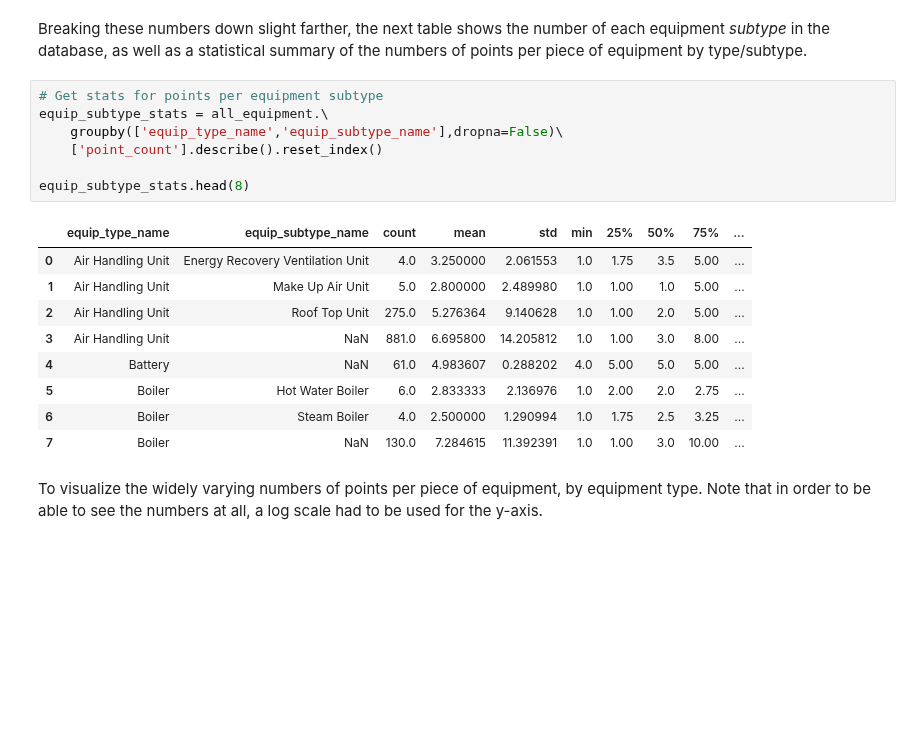
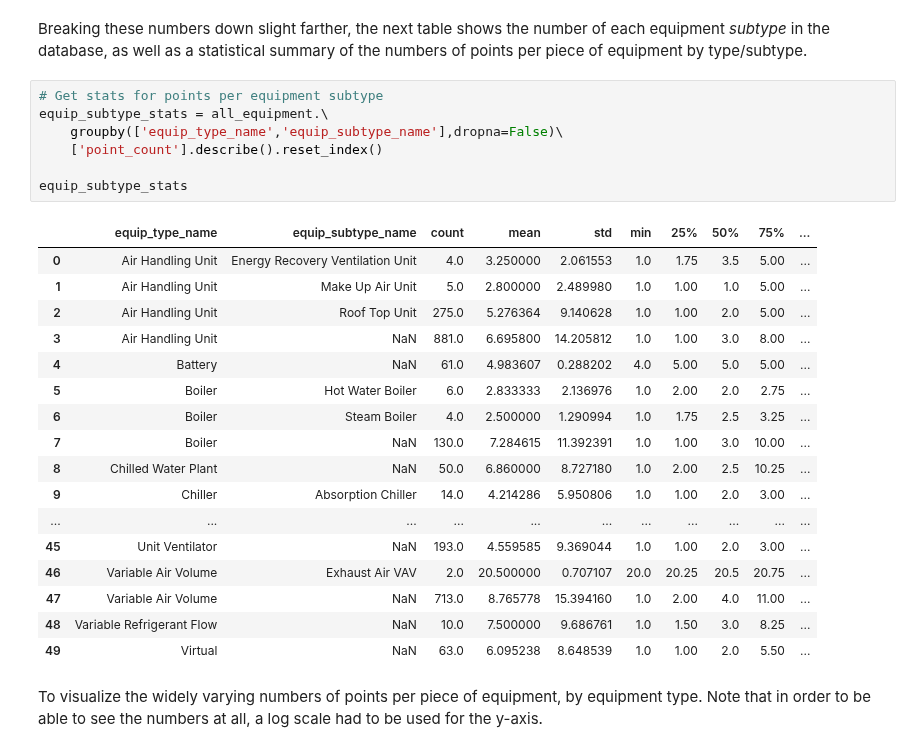
Before and after one commit to yairg98/Data-Driven-Problem-Solving, a Jupyter notebook: Assignments/FinalProjectNotebook.ipynb, the cells around one changed output. Cells and saved outputs as stored; diff of their text form; blank space fills up the shorter version.

```diff
--- a/Assignments/FinalProjectNotebook.ipynb
+++ b/Assignments/FinalProjectNotebook.ipynb
@@ -143,20 +135,28 @@ type/subtype.
 # %%
 # Get stats for points per equipment subtype
 equip_subtype_stats = all_equipment.\
     groupby(['equip_type_name','equip_subtype_name'],dropna=False)\
     ['point_count'].describe().reset_index()
 
-equip_subtype_stats.head(8)
+equip_subtype_stats
 # %% [output]
 |  | equip_type_name | equip_subtype_name | count | mean | std | min | 25% | 50% | 75% | ... |
 | 0 | Air Handling Unit | Energy Recovery Ventilation Unit | 4.0 | 3.250000 | 2.061553 | 1.0 | 1.75 | 3.5 | 5.00 | ... |
 | 1 | Air Handling Unit | Make Up Air Unit | 5.0 | 2.800000 | 2.489980 | 1.0 | 1.00 | 1.0 | 5.00 | ... |
 | 2 | Air Handling Unit | Roof Top Unit | 275.0 | 5.276364 | 9.140628 | 1.0 | 1.00 | 2.0 | 5.00 | ... |
 | 3 | Air Handling Unit | NaN | 881.0 | 6.695800 | 14.205812 | 1.0 | 1.00 | 3.0 | 8.00 | ... |
 | 4 | Battery | NaN | 61.0 | 4.983607 | 0.288202 | 4.0 | 5.00 | 5.0 | 5.00 | ... |
 | 5 | Boiler | Hot Water Boiler | 6.0 | 2.833333 | 2.136976 | 1.0 | 2.00 | 2.0 | 2.75 | ... |
 | 6 | Boiler | Steam Boiler | 4.0 | 2.500000 | 1.290994 | 1.0 | 1.75 | 2.5 | 3.25 | ... |
 | 7 | Boiler | NaN | 130.0 | 7.284615 | 11.392391 | 1.0 | 1.00 | 3.0 | 10.00 | ... |
+| 8 | Chilled Water Plant | NaN | 50.0 | 6.860000 | 8.727180 | 1.0 | 2.00 | 2.5 | 10.25 | ... |
+| 9 | Chiller | Absorption Chiller | 14.0 | 4.214286 | 5.950806 | 1.0 | 1.00 | 2.0 | 3.00 | ... |
+| ... | ... | ... | ... | ... | ... | ... | ... | ... | ... | ... |
+| 45 | Unit Ventilator | NaN | 193.0 | 4.559585 | 9.369044 | 1.0 | 1.00 | 2.0 | 3.00 | ... |
+| 46 | Variable Air Volume | Exhaust Air VAV | 2.0 | 20.500000 | 0.707107 | 20.0 | 20.25 | 20.5 | 20.75 | ... |
+| 47 | Variable Air Volume | NaN | 713.0 | 8.765778 | 15.394160 | 1.0 | 2.00 | 4.0 | 11.00 | ... |
+| 48 | Variable Refrigerant Flow | NaN | 10.0 | 7.500000 | 9.686761 | 1.0 | 1.50 | 3.0 | 8.25 | ... |
+| 49 | Virtual | NaN | 63.0 | 6.095238 | 8.648539 | 1.0 | 1.00 | 2.0 | 5.50 | ... |
 # %% [markdown]
 To visualize the widely varying numbers of points per piece of
 equipment, by equipment type. Note that in order to be able to see the
```
Also changed, not shown: parts of 7 cells of this notebook.
